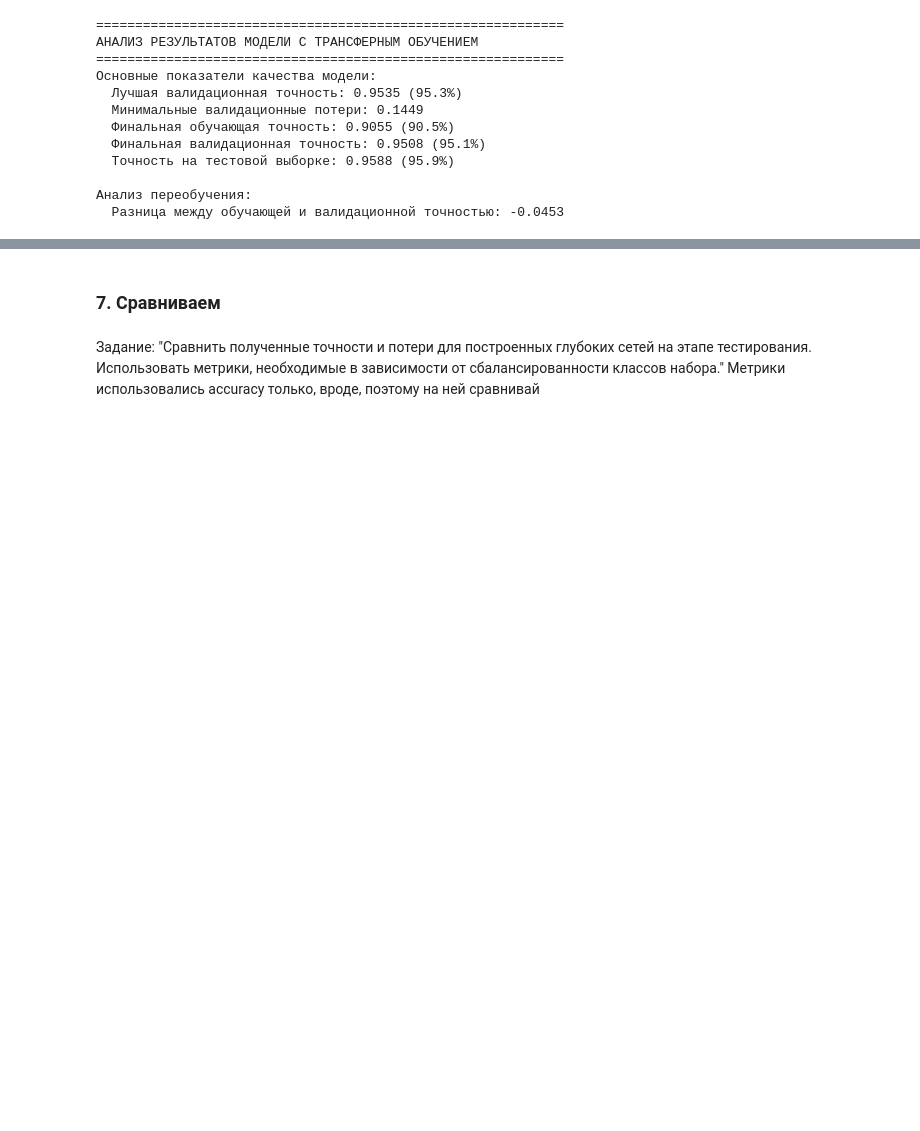
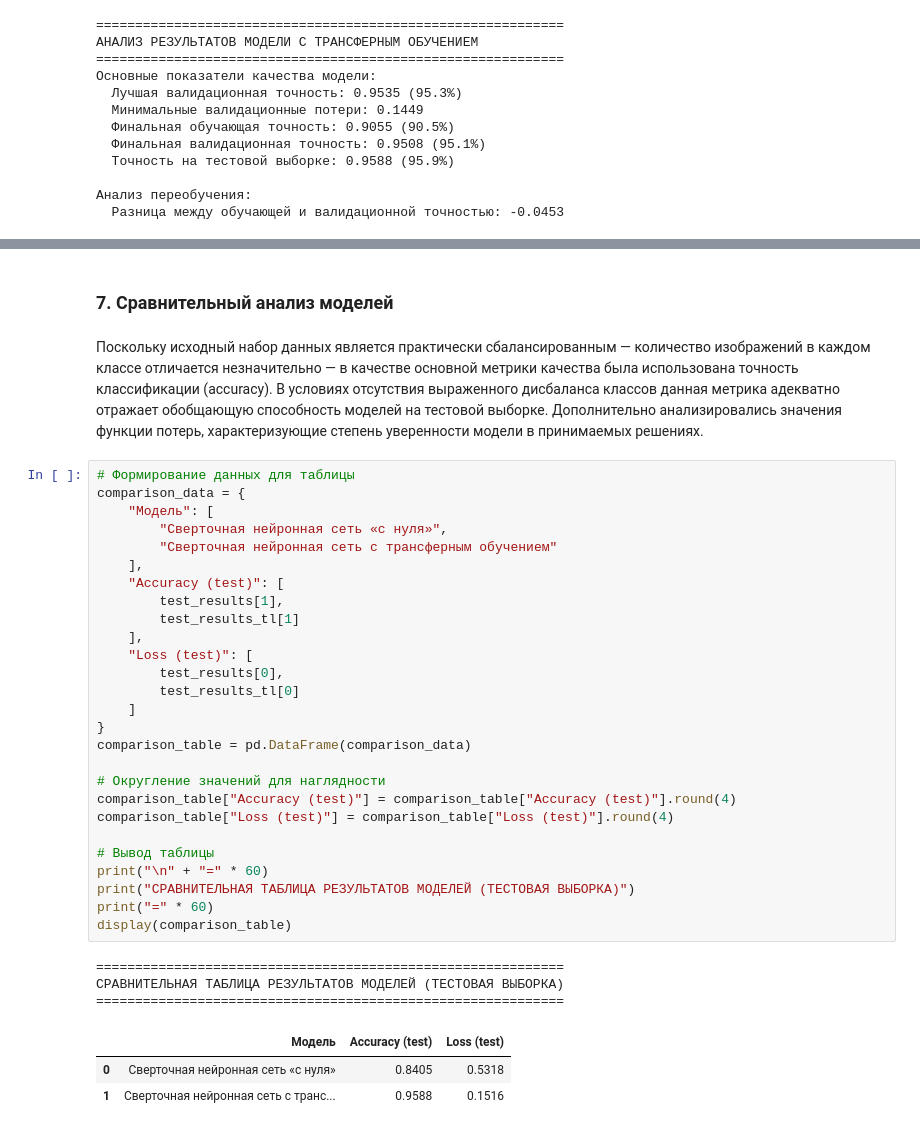
Before and after one commit to Daria-Chernykh/iad-lab3, a Jupyter notebook: lab3.ipynb, the cells around one changed output, grey strips where cells are left out. Saved outputs shown, nothing was run; the diff lists cells and outputs as text; blank space fills up the shorter version.

```diff
--- a/lab3.ipynb
+++ b/lab3.ipynb
@@ -616,6 +643,38 @@ print(f"  Разница между обучающей и валидационн
 # %% [markdown]
-### 7. Сравниваем
+### 7. Сравнительный анализ моделей
-# %% [markdown]
-Задание: "Сравнить полученные точности и потери для построенных глубоких сетей на этапе тестирования. Использовать метрики, необходимые в зависимости от
-сбалансированности классов набора."
-Метрики использовались accuracy только, вроде, поэтому на ней сравнивай
+# %% [markdown]
+Поскольку исходный набор данных является практически сбалансированным — количество изображений в каждом классе отличается незначительно — в качестве основной метрики качества была использована точность классификации (accuracy). В условиях отсутствия выраженного дисбаланса классов данная метрика адекватно отражает обобщающую способность моделей на тестовой выборке. Дополнительно анализировались значения функции потерь, характеризующие степень уверенности модели в принимаемых решениях.
+# %%
+# Формирование данных для таблицы
+comparison_data = {
+    "Модель": [
+        "Сверточная нейронная сеть «с нуля»",
+        "Сверточная нейронная сеть с трансферным обучением"
+    ],
+    "Accuracy (test)": [
+        test_results[1],
+        test_results_tl[1]
+    ],
+    "Loss (test)": [
+        test_results[0],
+        test_results_tl[0]
+    ]
+}
+comparison_table = pd.DataFrame(comparison_data)
+
+# Округление значений для наглядности
+comparison_table["Accuracy (test)"] = comparison_table["Accuracy (test)"].round(4)
+comparison_table["Loss (test)"] = comparison_table["Loss (test)"].round(4)
+
+# Вывод таблицы
+print("\n" + "=" * 60)
+print("СРАВНИТЕЛЬНАЯ ТАБЛИЦА РЕЗУЛЬТАТОВ МОДЕЛЕЙ (ТЕСТОВАЯ ВЫБОРКА)")
+print("=" * 60)
+display(comparison_table)
+# %% [output]
+============================================================
+СРАВНИТЕЛЬНАЯ ТАБЛИЦА РЕЗУЛЬТАТОВ МОДЕЛЕЙ (ТЕСТОВАЯ ВЫБОРКА)
+============================================================
+|  | Модель | Accuracy (test) | Loss (test) |
+| 0 | Сверточная нейронная сеть «с нуля» | 0.8405 | 0.5318 |
+| 1 | Сверточная нейронная сеть с транс... | 0.9588 | 0.1516 |
```
Also changed, not shown: parts of 17 cells of this notebook.
